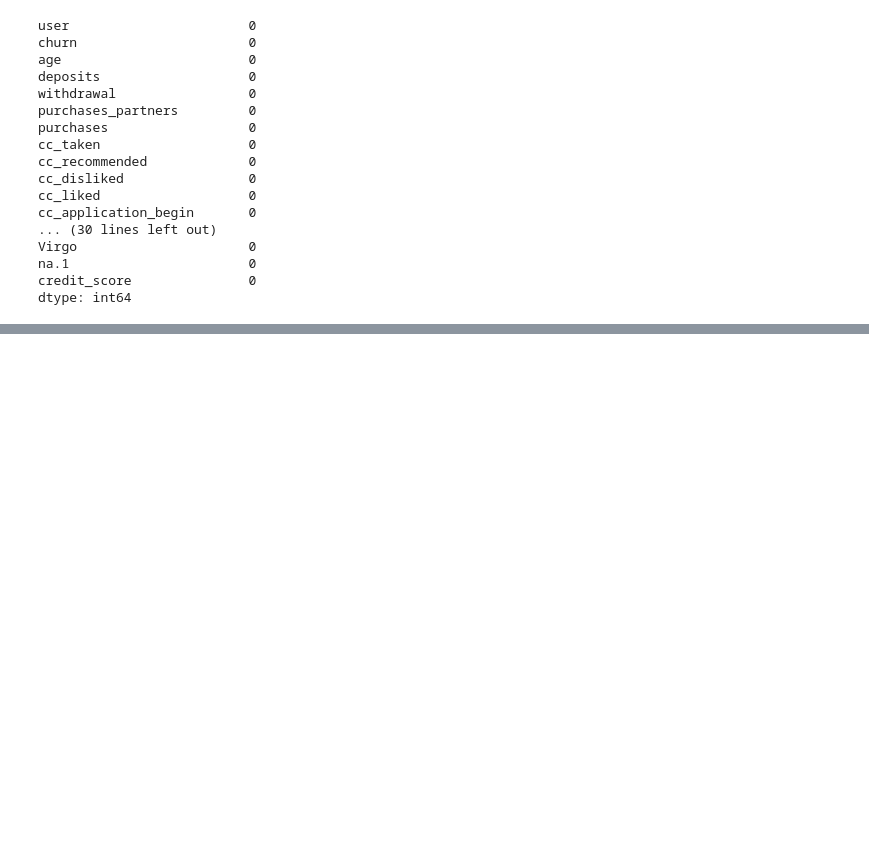
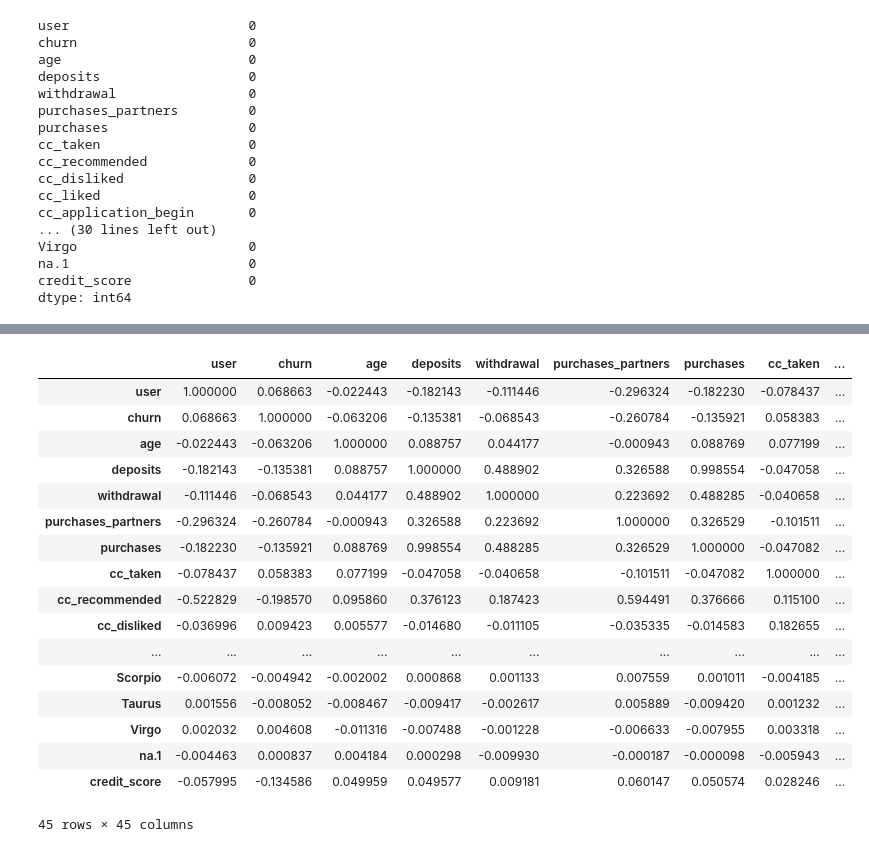
Before and after one commit to bhavnish97/Customer-ChurnRate-Analysis, a Jupyter notebook: Customer-Churn-Analysis.ipynb, the cells around one changed output, grey strips where cells are left out. Saved outputs shown, nothing was run; the diff lists cells and outputs as text; code cells hidden in the pictures; blank space fills up the shorter version.

```diff
--- a/Customer-Churn-Analysis.ipynb
+++ b/Customer-Churn-Analysis.ipynb
@@ -152,0 +169,21 @@ dtype: int64
+# %%
+new_data.corr()
+# %% [output]
+|  | user | churn | age | deposits | withdrawal | purchases_partners | purchases | cc_taken | ... |
+| user | 1.000000 | 0.068663 | -0.022443 | -0.182143 | -0.111446 | -0.296324 | -0.182230 | -0.078437 | ... |
+| churn | 0.068663 | 1.000000 | -0.063206 | -0.135381 | -0.068543 | -0.260784 | -0.135921 | 0.058383 | ... |
+| age | -0.022443 | -0.063206 | 1.000000 | 0.088757 | 0.044177 | -0.000943 | 0.088769 | 0.077199 | ... |
+| deposits | -0.182143 | -0.135381 | 0.088757 | 1.000000 | 0.488902 | 0.326588 | 0.998554 | -0.047058 | ... |
+| withdrawal | -0.111446 | -0.068543 | 0.044177 | 0.488902 | 1.000000 | 0.223692 | 0.488285 | -0.040658 | ... |
+| purchases_partners | -0.296324 | -0.260784 | -0.000943 | 0.326588 | 0.223692 | 1.000000 | 0.326529 | -0.101511 | ... |
+| purchases | -0.182230 | -0.135921 | 0.088769 | 0.998554 | 0.488285 | 0.326529 | 1.000000 | -0.047082 | ... |
+| cc_taken | -0.078437 | 0.058383 | 0.077199 | -0.047058 | -0.040658 | -0.101511 | -0.047082 | 1.000000 | ... |
+| cc_recommended | -0.522829 | -0.198570 | 0.095860 | 0.376123 | 0.187423 | 0.594491 | 0.376666 | 0.115100 | ... |
+| cc_disliked | -0.036996 | 0.009423 | 0.005577 | -0.014680 | -0.011105 | -0.035335 | -0.014583 | 0.182655 | ... |
+| ... | ... | ... | ... | ... | ... | ... | ... | ... | ... |
+| Scorpio | -0.006072 | -0.004942 | -0.002002 | 0.000868 | 0.001133 | 0.007559 | 0.001011 | -0.004185 | ... |
+| Taurus | 0.001556 | -0.008052 | -0.008467 | -0.009417 | -0.002617 | 0.005889 | -0.009420 | 0.001232 | ... |
+| Virgo | 0.002032 | 0.004608 | -0.011316 | -0.007488 | -0.001228 | -0.006633 | -0.007955 | 0.003318 | ... |
+| na.1 | -0.004463 | 0.000837 | 0.004184 | 0.000298 | -0.009930 | -0.000187 | -0.000098 | -0.005943 | ... |
+| credit_score | -0.057995 | -0.134586 | 0.049959 | 0.049577 | 0.009181 | 0.060147 | 0.050574 | 0.028246 | ... |
+45 rows × 45 columns
```
Also changed, not shown: parts of 20 cells of this notebook.
